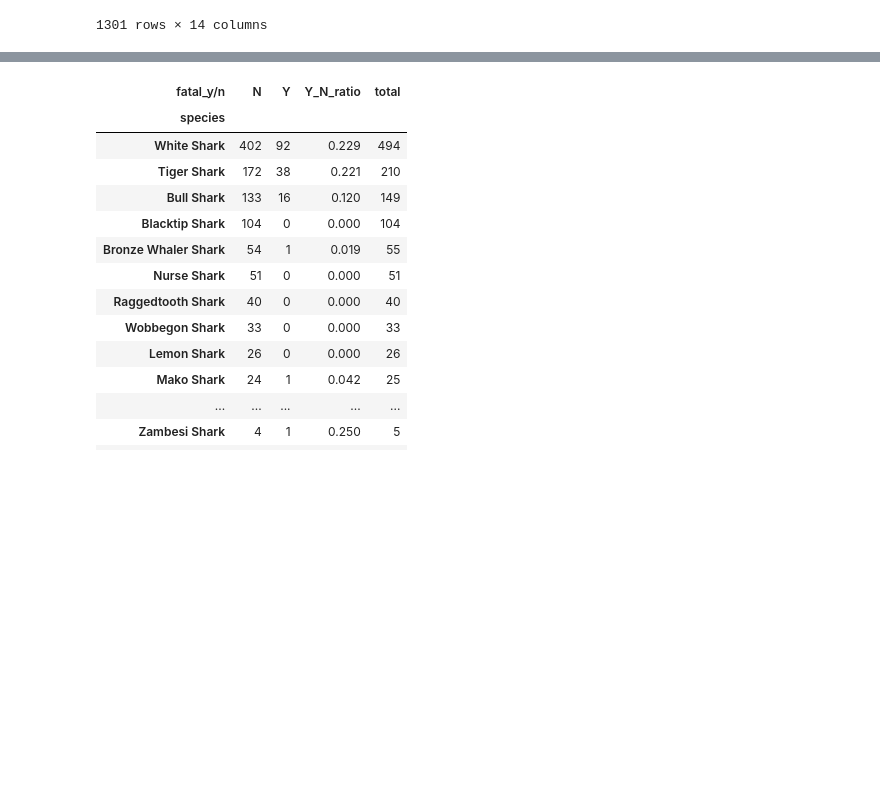
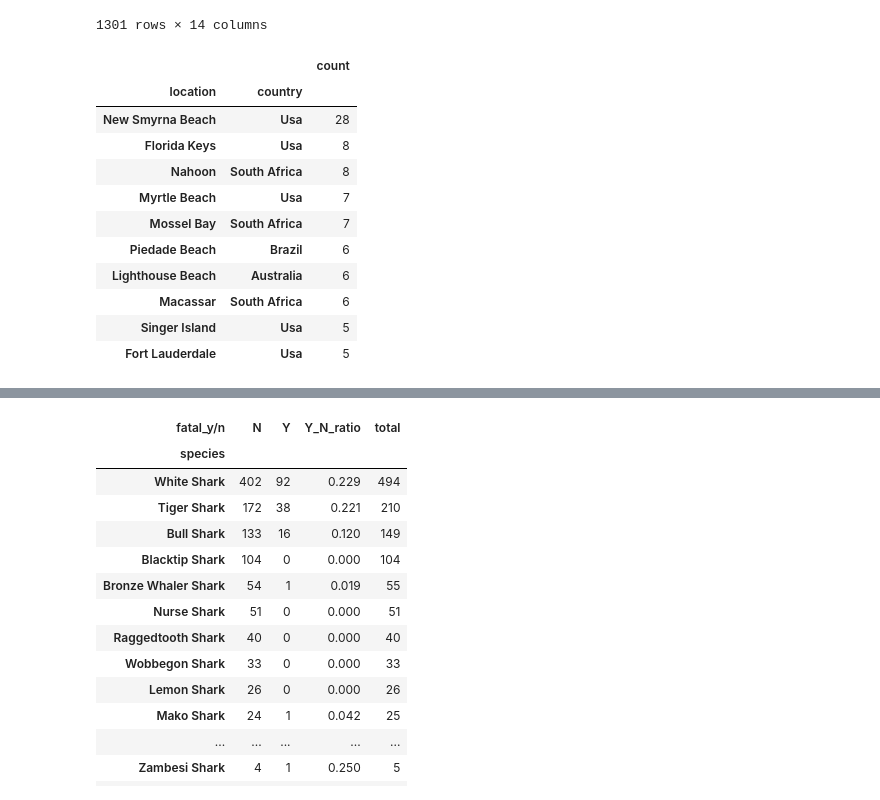
Before and after one commit to estebanba/mini-project-sharks, a Jupyter notebook: main.ipynb, the cells around one changed output, grey strips where cells are left out. Cells and saved outputs as stored; diff of their text form; code cells hidden in the pictures; blank space fills up the shorter version.

```diff
--- a/main.ipynb
+++ b/main.ipynb
@@ -298,4 +295,25 @@ sharks_df
 | 1299 | 3311 | 4043 | 1970-01-01 | 1971 | Unprovoked | Australia | South Australia | Southport | Surfing | N | White Shark | ... |
 | 1300 | 3319 | 4063 | 1970-06-15 | 1970 | Provoked | South Africa | KwaZulu-Natal | Shark tank | Scuba Diving | N | Raggedtooth Shark | ... |
 1301 rows × 14 columns
+# %%
+# Exploring
+# Prominent Locations
+most_common_species_by_state = sharks_df.groupby(['location'])[['country']].agg(lambda x: x.value_counts().index[0]).sort_values('country')
+most_common_species_by_state = sharks_df.groupby(['location'])[['country']].value_counts().groupby(level=0).head(1).sort_values(ascending=False).head(10)
+
+df_most_common = pd.DataFrame(most_common_species_by_state)
+display(df_most_common)
+# %% [output]
+|  |  | count |
+| location | country |  |
+| New Smyrna Beach | Usa | 28 |
+| Florida Keys | Usa | 8 |
+| Nahoon | South Africa | 8 |
+| Myrtle Beach | Usa | 7 |
+| Mossel Bay | South Africa | 7 |
+| Piedade Beach | Brazil | 6 |
+| Lighthouse Beach | Australia | 6 |
+| Macassar | South Africa | 6 |
+| Singer Island | Usa | 5 |
+| Fort Lauderdale | Usa | 5 |
 # %%
```
Also changed, not shown: parts of 7 cells of this notebook, 1 other file.
